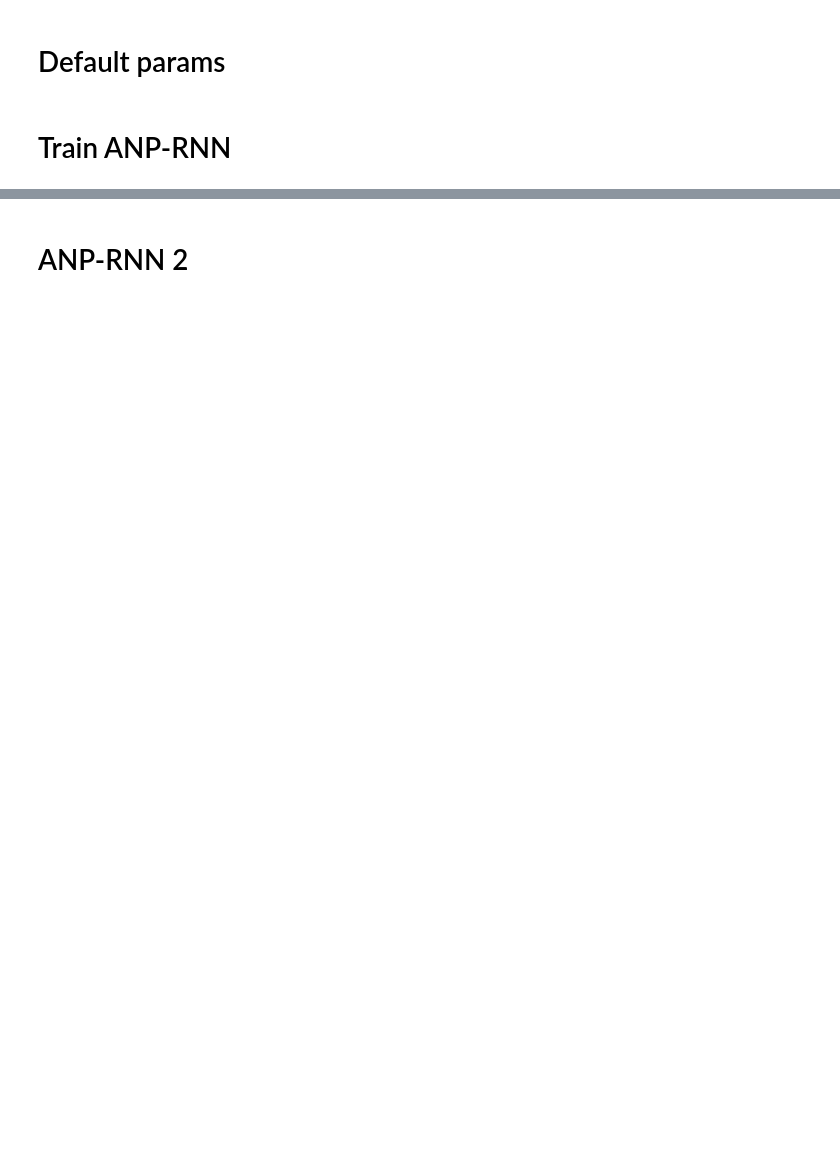
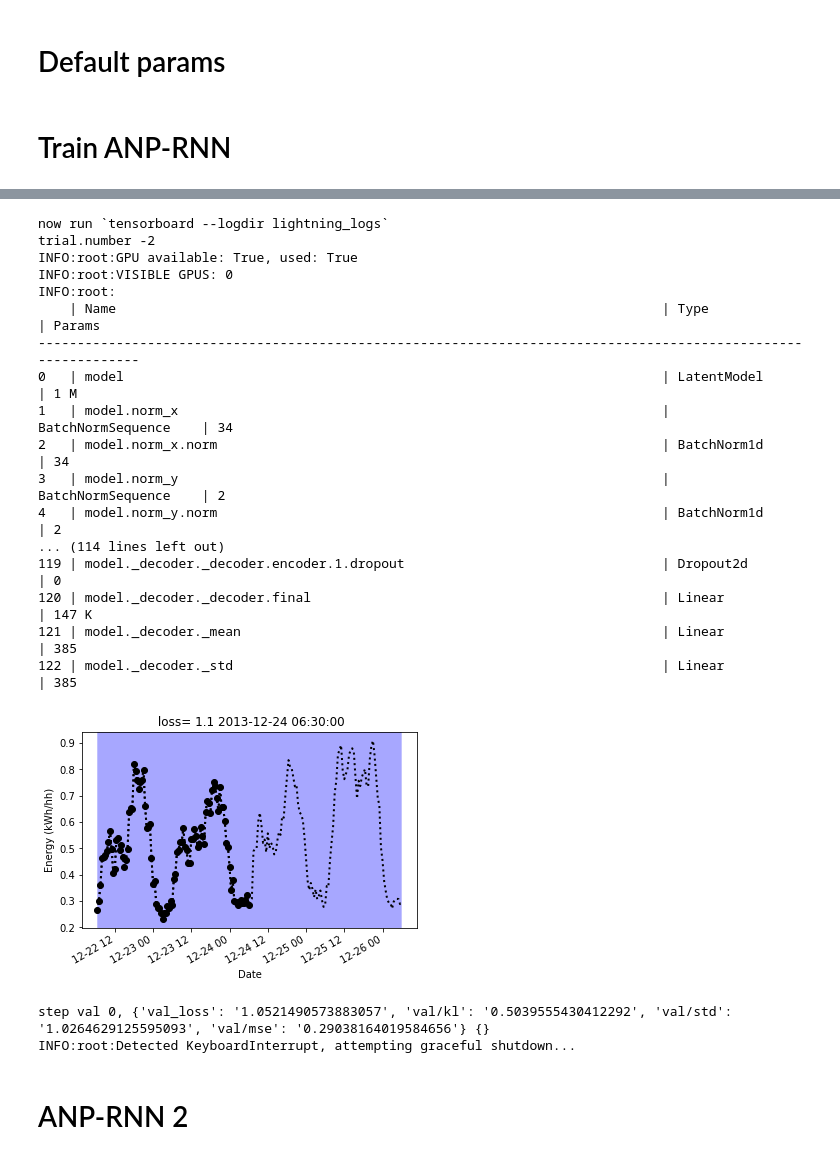
Before and after one commit to wassname/attentive-neural-processes, a Jupyter notebook: smartmeters-ANP-RNN.ipynb, the cells around one changed output, grey strips where cells are left out. Cells and saved outputs as stored; diff of their text form; code cells hidden in the pictures; blank space fills up the shorter version.

```diff
--- a/smartmeters-ANP-RNN.ipynb
+++ b/smartmeters-ANP-RNN.ipynb
@@ -176,33 +80,36 @@ def objective(trial):
 default_params = {
  'attention_dropout': 0,
  'attention_layers': 2,
- 'batch_size': 16,
  'batchnorm': False,
  'det_enc_cross_attn_type': 'multihead',
  'det_enc_self_attn_type': 'uniform',
  'dropout': 0,
- 'grad_clip': 40,
  'hidden_dim': 128,
  'latent_dim': 128,
  'latent_enc_self_attn_type': 'uniform',
  'learning_rate': 0.002,
- 'max_nb_epochs': 10,
- 'min_std': 0.005,
  'n_decoder_layers': 4,
  'n_det_encoder_layers': 4,
  'n_latent_encoder_layers': 2,
- 'num_context': 24*4,
- 'num_extra_target': 24*4,
  'num_heads': 8,
- 'num_workers': 3,
  'use_deterministic_path': True,
  'use_lvar': True,
  'use_self_attn': True,
- 'vis_i': '670',
- 'x_dim': 17,
- 'y_dim': 1,
  'use_rnn': False,
- 'context_in_target': True
 }
+default_attrs = {
+    'context_in_target': True,
+    'x_dim': 17,
+     'y_dim': 1,
+    'vis_i': '670',
+    'num_workers': 3,
+    'num_context': 24*4,
+    'num_extra_target': 24*4,
+    'max_nb_epochs': 200,
+    'min_std': 0.005,
+    'grad_clip': 40,
+    'batch_size': 16,
+    'patience': 2
+}
 # %% [markdown]
 # Train ANP-RNN
@@ -276,2 +116,37 @@ step 8779, {'val_loss': '-0.9049668312072754', 'val/kl': '0.000260441389400512',
+# %%
+trial, trainer, model = run_trial(
+    name="anp-rnn",
+    params={
+     **default_params,
+     'det_enc_cross_attn_type': 'multihead',
+     'det_enc_self_attn_type': 'uniform',
+     'latent_enc_self_attn_type': 'uniform',
+     'use_deterministic_path': True,
+     'use_rnn': True
+    },
+    user_attrs = default_attrs,
+    PL_MODEL_CLS=LatentModelPL
+)
+# %% [output]
+now run `tensorboard --logdir lightning_logs`
+trial.number -2
+INFO:root:GPU available: True, used: True
+INFO:root:VISIBLE GPUS: 0
+INFO:root:
+    | Name                                                                      | Type                 | Params
+---------------------------------------------------------------------------------------------------------------
+0   | model                                                                     | LatentModel          | 1 M
+1   | model.norm_x                                                              | BatchNormSequence    | 34
+2   | model.norm_x.norm                                                         | BatchNorm1d          | 34
+3   | model.norm_y                                                              | BatchNormSequence    | 2
+4   | model.norm_y.norm                                                         | BatchNorm1d          | 2
+... (114 lines left out)
+119 | model._decoder._decoder.encoder.1.dropout                                 | Dropout2d            | 0
+120 | model._decoder._decoder.final                                             | Linear               | 147 K
+121 | model._decoder._mean                                                      | Linear               | 385
+122 | model._decoder._std                                                       | Linear               | 385
+[figure, added]
+step val 0, {'val_loss': '1.0521490573883057', 'val/kl': '0.5039555430412292', 'val/std': '1.0264629125595093', 'val/mse': '0.29038164019584656'} {}
+INFO:root:Detected KeyboardInterrupt, attempting graceful shutdown...
 # %% [markdown]
 # ANP-RNN 2
```
Also changed, not shown: parts of 16 cells of this notebook, 10 other files.
